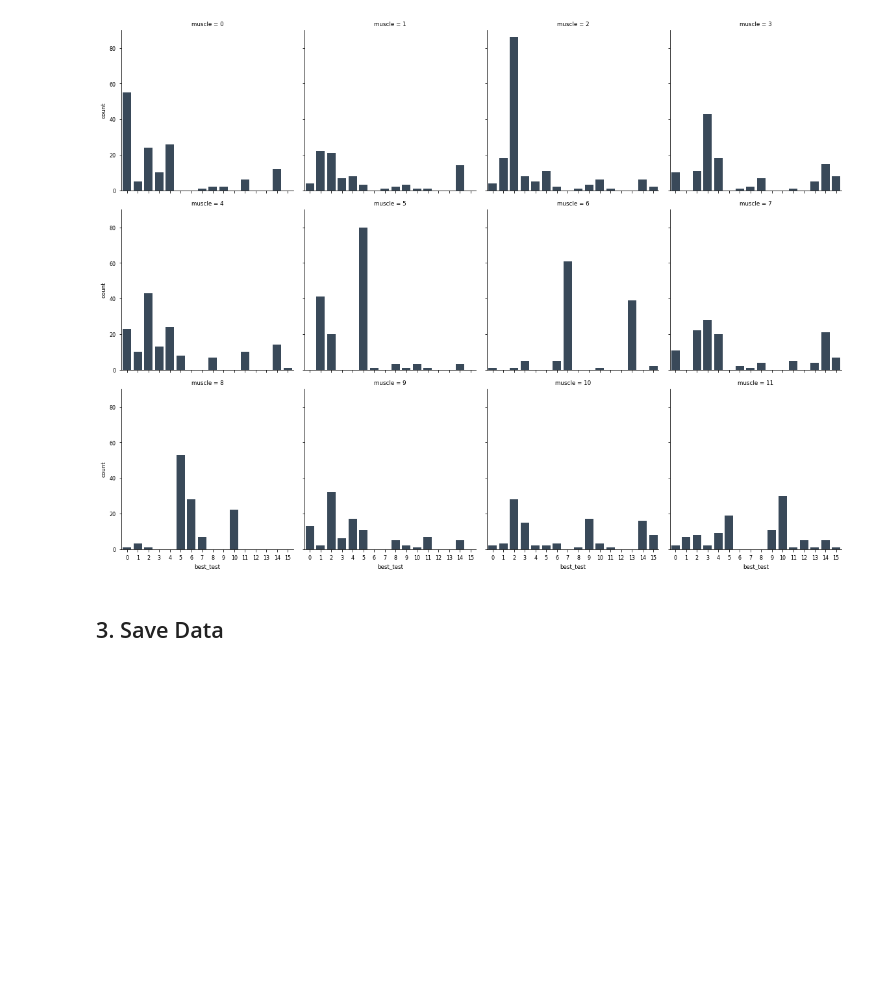
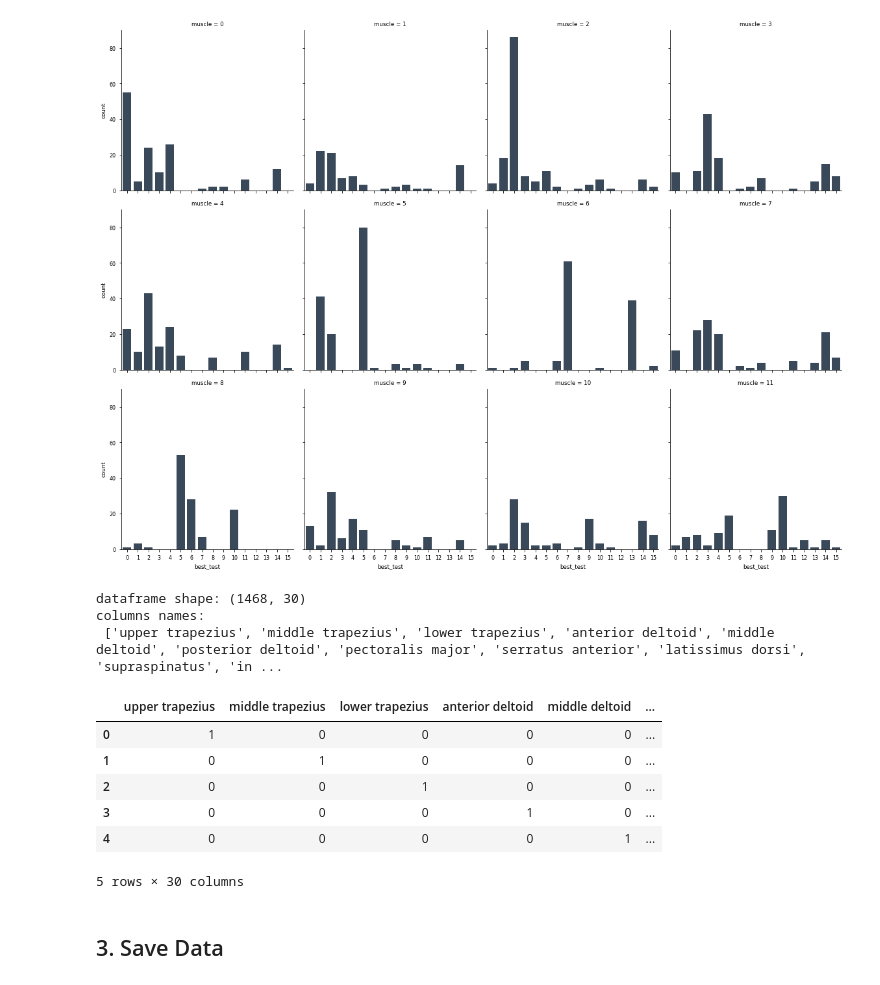
Before and after one commit to romainmartinez/mvc, a Jupyter notebook: 1_get_data.ipynb, the cells around one changed output. Drawn from its saved outputs; the diff is of its cells as text; code cells hidden in the pictures; blank space fills up the shorter version.

Commit message:
encode muscle feature in one-hot

```diff
--- a/1_get_data.ipynb
+++ b/1_get_data.ipynb
@@ -102,6 +102,29 @@ sns.factorplot(x='best_test', col='muscle',
 plt.show()
 # %% [output]
 [figure]
+# %%
+# one-hot encoding 'muscle' feature
+encoder = mvc.util.CategoricalEncoder(encoding="onehot-dense")
+muscles_1hot = encoder.fit_transform(df_wide['muscle'].values.reshape(-1,1))
+muscles = pd.DataFrame(muscles_1hot.astype(int)).add_prefix('muscle_')
+muscles.columns = MUSCLES_NAMES
+# %%
+df = muscles.join(df_wide.drop('muscle', axis=1))
+# %%
+print(f'dataframe shape: {df.shape}')
+print(f'columns names:\n {list(df.columns)}')
+df.head()
+# %% [output]
+dataframe shape: (1468, 30)
+columns names:
+ ['upper trapezius', 'middle trapezius', 'lower trapezius', 'anterior deltoid', 'middle deltoid', 'posterior deltoid', 'pectoralis major', 'serratus anterior', 'latissimus dorsi', 'supraspinatus', 'in ...
+|  | upper trapezius | middle trapezius | lower trapezius | anterior deltoid | middle deltoid | ... |
+| 0 | 1 | 0 | 0 | 0 | 0 | ... |
+| 1 | 0 | 1 | 0 | 0 | 0 | ... |
+| 2 | 0 | 0 | 1 | 0 | 0 | ... |
+| 3 | 0 | 0 | 0 | 1 | 0 | ... |
+| 4 | 0 | 0 | 0 | 0 | 1 | ... |
+5 rows × 30 columns
 # %% [markdown]
 ## 3. Save Data
 # %%
```
Also changed, not shown: parts of 1 cell of this notebook, 6 other files.
